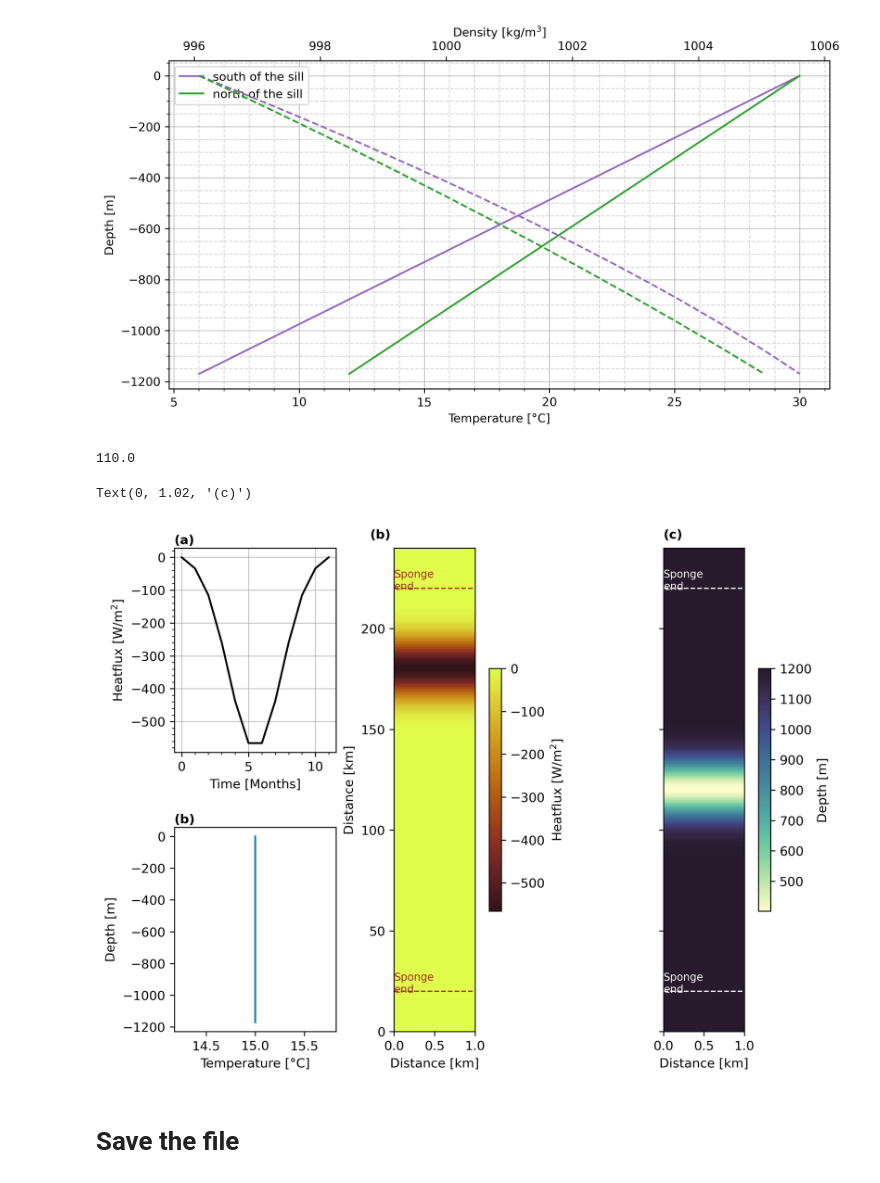
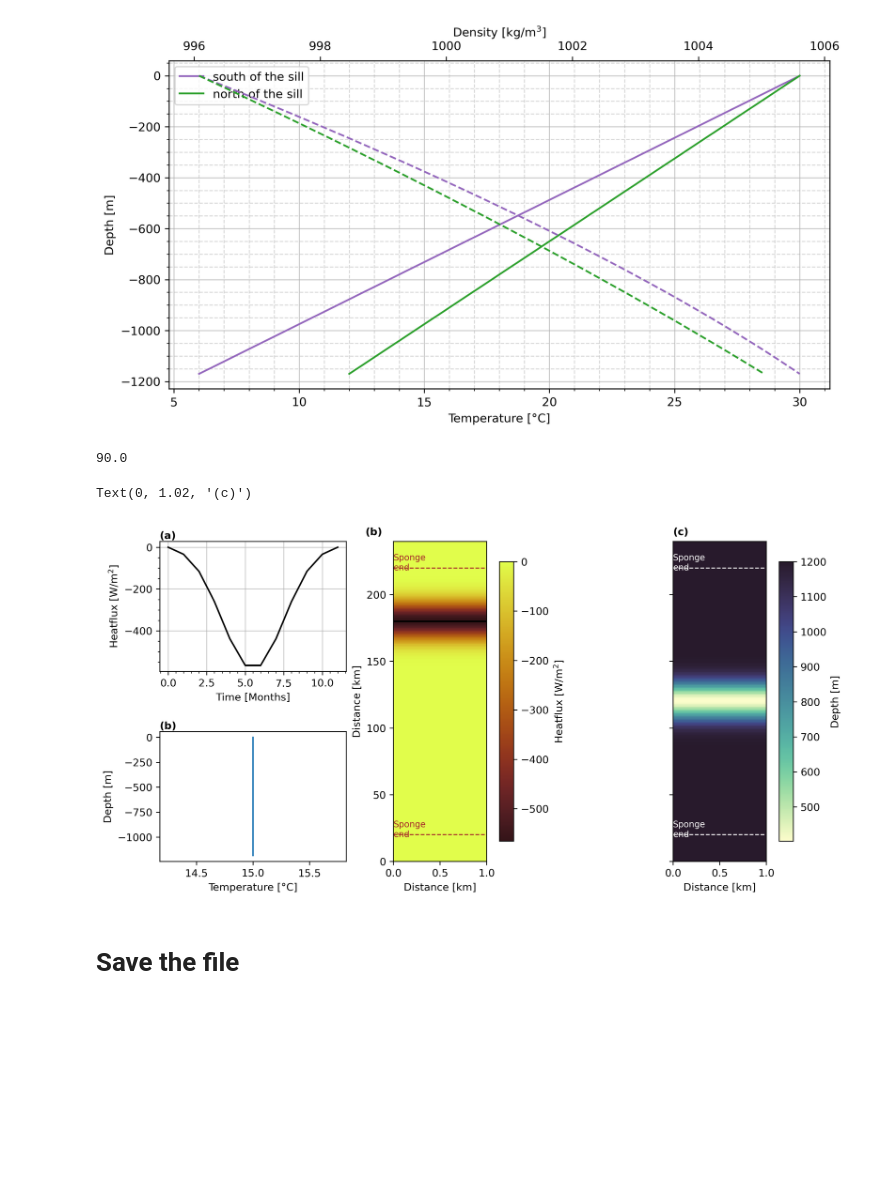
Before and after one commit to kaftkatt/IntercambioNGC, a Jupyter notebook: Scripts/GenerateData.ipynb, the cells around one changed output. Saved outputs shown, nothing was run; the diff lists cells and outputs as text; code cells hidden in the pictures; blank space fills up the shorter version.

```diff
--- a/Scripts/GenerateData.ipynb
+++ b/Scripts/GenerateData.ipynb
@@ -48,12 +48,12 @@ elif project =='SaddlePoint':
     #Sponge
     nx=1    # number of gridpoints in x-direction
     ny=240    # number of gridpoints in y-direction
-    nz=40     # number of gridpoints in z-direction
+    nz=80     # number of gridpoints in z-direction
     nt=12
 
     dx=1 #km
     dy=0.5  #km
-    dz=30   #m
+    dz=15   #m
 
     x=np.arange(0,nx*dx,dx)
     y=np.arange(0,ny*dy,dy)
@@ -414,9 +414,9 @@ pl.rcParams.update(params)
 plt.rcParams['figure.dpi'] = 300
 plt.rcParams['savefig.dpi'] = 300
 # %%
-y[220]
+y[int(ny*0.75)]
 # %% [output]
-110.0
+90.0
 # %%
 fig3 = plt.figure(constrained_layout=True)
 gs = fig3.add_gridspec(2, 5)
@@ -461,6 +461,7 @@ ax.text(0,(y[20]+2)*2, 'Sponge\nend', va='center',color='brown',fontsize='small'
 
 ax.axhline(y[-20]*2,linestyle='dashed',c='brown',linewidth=1)
 ax.text(0,(y[-20]+2)*2, 'Sponge\nend', va='center',color='brown',fontsize='small')
+ax.axhline(y[int(ny*0.75)]*2,c='k')
 
 ax.text(-0.3, 1.02, '(b)', fontweight='bold', color='k',
         transform=ax.transAxes)
@@ -472,34 +473,34 @@ colors=cmocean.cm.deep(np.linspace(0, 1, 3))
 cax=ax.pcolormesh(-ho.T,cmap=cmocean.cm.deep)
 
 ax.axhline(y[20]*2,linestyle='dashed',c='white',linewidth=1)
 ax.text(0,(y[20]+2)*2, 'Sponge\nend', va='center',color='white',fontsize='small')
 
 ax.axhline(y[-20]*2,linestyle='dashed',c='white',linewidth=1)
 ax.text(0,(y[-20]+2)*2, 'Sponge\nend', va='center',color='white',fontsize='small')
 
 
 cbar= plt.colorbar(cax)
 cbar.set_label('Depth [m]')
 ax.set(xlabel='Distance [km]')
 ax.yaxis.set_tick_params(labelleft=False)
 ax.set_facecolor(colors[0])
 ax.text(0, 1.02, '(c)', fontweight='bold', color='k',
         transform=ax.transAxes)
 
 #ax = fig3.add_subplot(gs[:, 4])
 
 #cax=ax.pcolormesh(x,y,T_mask[0,:,:].T)
 #ax.axis('equal')
 #cbar= plt.colorbar(cax)
 #cbar.set_label('Restoring temperature area ')
 #ax.set(xlabel='Distance [km]')
 #ax.yaxis.set_tick_params(labelleft=False)
 
 
 #plt.savefig(str(location)+'/Figures/InputVars.png', bbox_inches='tight')
 # %% [output]
 Text(0, 1.02, '(c)')
-[figure, old version]
+[figure, new version]
 # %% [markdown]
 # Save the file
 # %%
```
Also changed, not shown: parts of 1 cell of this notebook, 9 other files.
